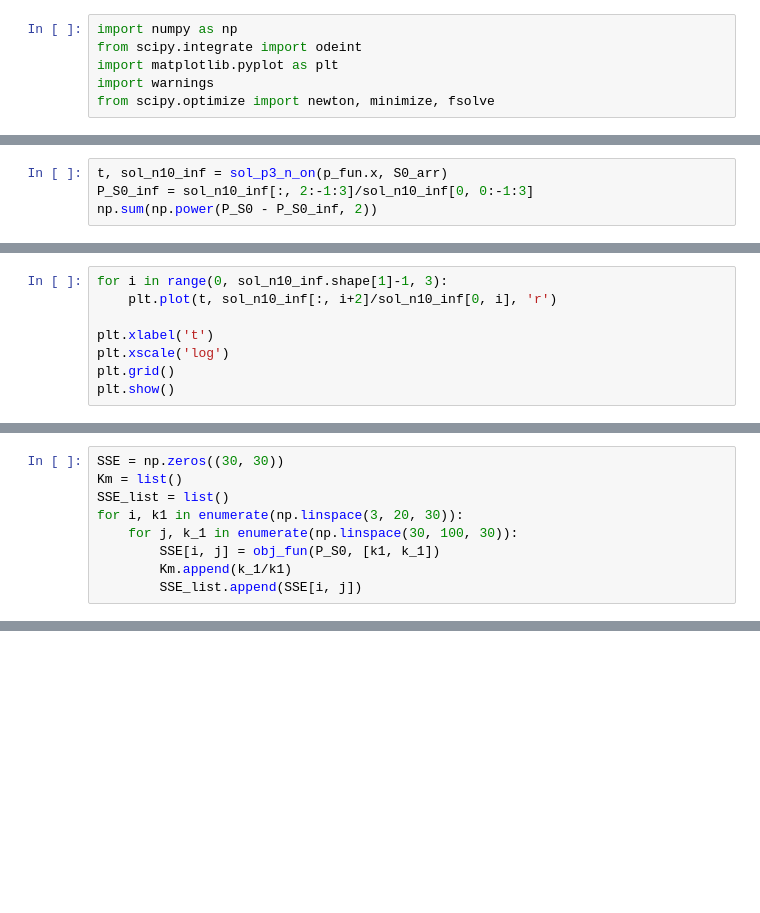
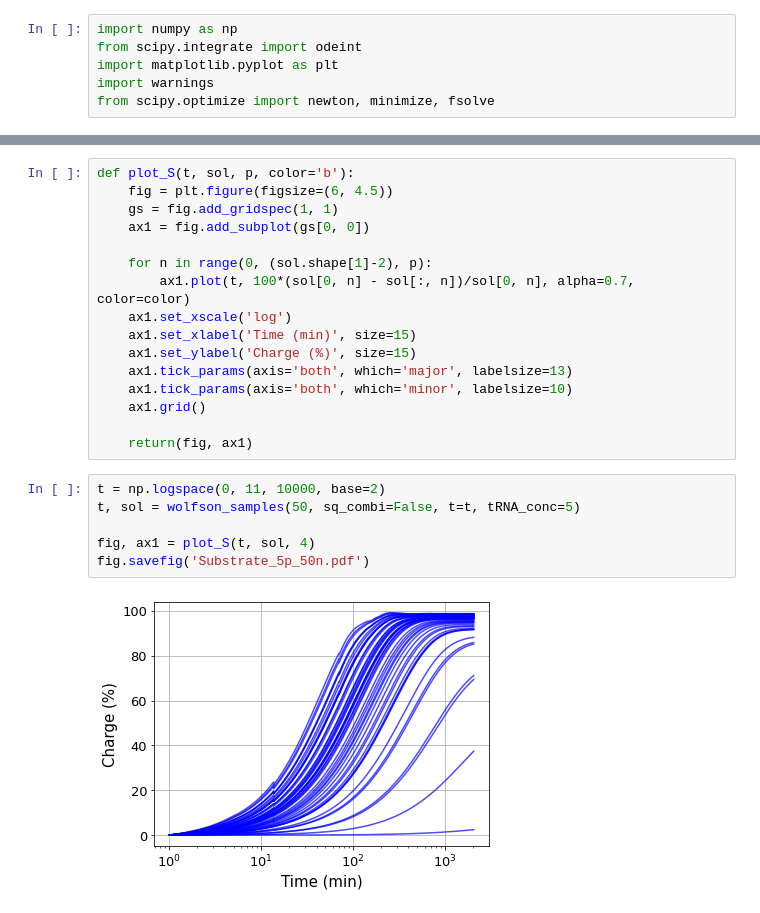
Before and after one commit to krdav/tRNA-charge-seq, a Jupyter notebook: utils/code-of-limited-use/tRNA_enzyme_kinetics.ipynb, the cells around one changed output, grey strips where cells are left out. Cells and saved outputs as stored; diff of their text form; blank space fills up the shorter version.

```diff
--- a/utils/code-of-limited-use/tRNA_enzyme_kinetics.ipynb
+++ b/utils/code-of-limited-use/tRNA_enzyme_kinetics.ipynb
@@ -587,4 +6,0 @@ obj_fun(P_S0, S0_arr, p_fun.x)
-# %%
-t, sol_n10_inf = sol_p3_n_on(p_fun.x, S0_arr)
-P_S0_inf = sol_n10_inf[:, 2:-1:3]/sol_n10_inf[0, 0:-1:3]
-np.sum(np.power(P_S0 - P_S0_inf, 2))
@@ -603,8 +6,0 @@ plt.show()
-# %%
-for i in range(0, sol_n10_inf.shape[1]-1, 3):
-    plt.plot(t, sol_n10_inf[:, i+2]/sol_n10_inf[0, i], 'r')
-
-plt.xlabel('t')
-plt.xscale('log')
-plt.grid()
-plt.show()
@@ -617,9 +6,0 @@ obj_fun(P_S0, [10, 2])
-# %%
-SSE = np.zeros((30, 30))
-Km = list()
-SSE_list = list()
-for i, k1 in enumerate(np.linspace(3, 20, 30)):
-    for j, k_1 in enumerate(np.linspace(30, 100, 30)):
-        SSE[i, j] = obj_fun(P_S0, [k1, k_1])
-        Km.append(k_1/k1)
-        SSE_list.append(SSE[i, j])
@@ -638,0 +286,24 @@ plt.scatter(Km, SSE_list)
+# %%
+def plot_S(t, sol, p, color='b'):
+    fig = plt.figure(figsize=(6, 4.5))
+    gs = fig.add_gridspec(1, 1)
+    ax1 = fig.add_subplot(gs[0, 0])
+
+    for n in range(0, (sol.shape[1]-2), p):
+        ax1.plot(t, 100*(sol[0, n] - sol[:, n])/sol[0, n], alpha=0.7, color=color)
+    ax1.set_xscale('log')
+    ax1.set_xlabel('Time (min)', size=15)
+    ax1.set_ylabel('Charge (%)', size=15)
+    ax1.tick_params(axis='both', which='major', labelsize=13)
+    ax1.tick_params(axis='both', which='minor', labelsize=10)
+    ax1.grid()
+
+    return(fig, ax1)
+# %%
+t = np.logspace(0, 11, 10000, base=2)
+t, sol = wolfson_samples(50, sq_combi=False, t=t, tRNA_conc=5)
+
+fig, ax1 = plot_S(t, sol, 4)
+fig.savefig('Substrate_5p_50n.pdf')
+# %% [output]
+[figure, added]
```
Also changed, not shown: parts of 47 cells of this notebook.
